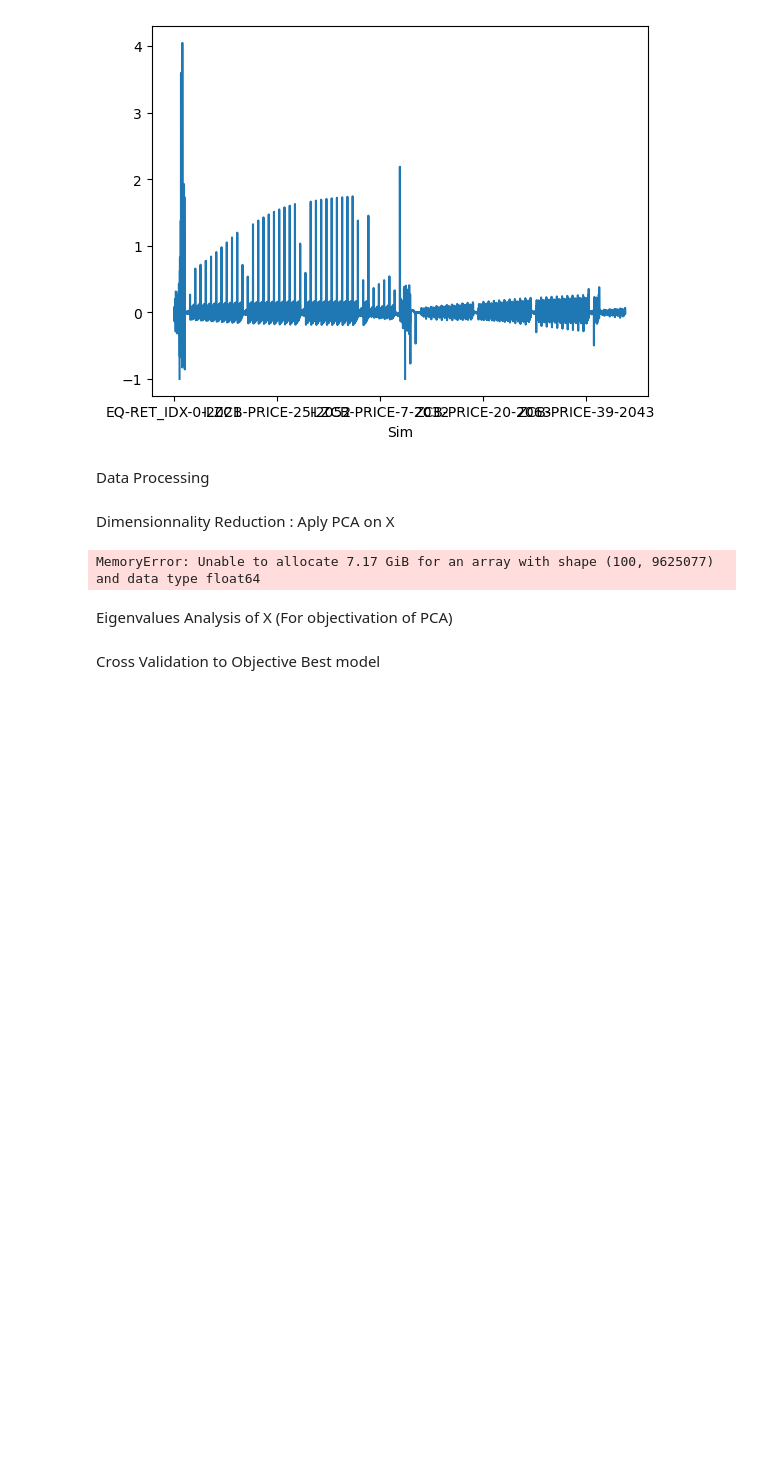
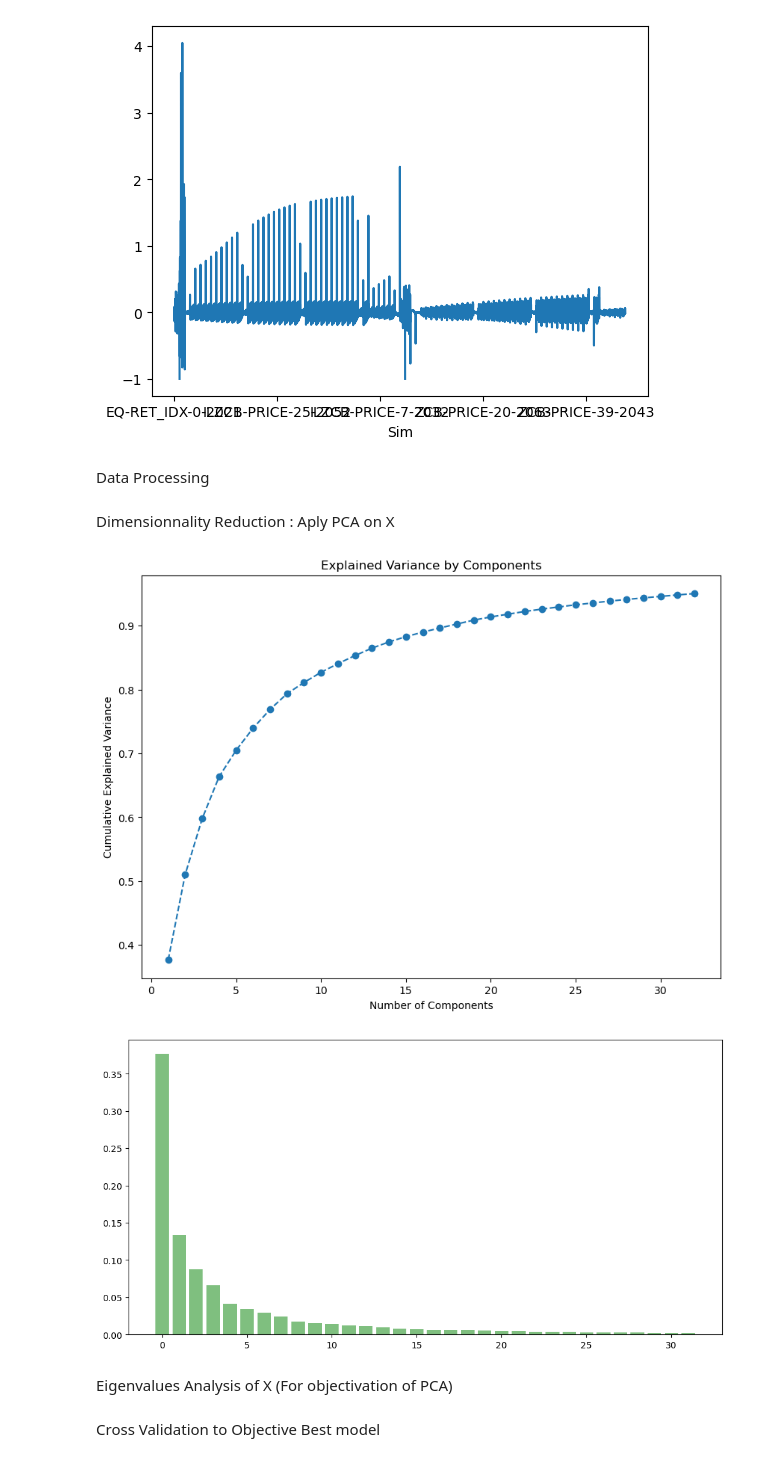
Before and after one commit to Steven1096/Steven-quant-Projects, a Jupyter notebook: Machine Learning Projects/ACP/ACP project mL.ipynb, the cells around one changed output. Cells and saved outputs as stored; diff of their text form; code cells hidden in the pictures; blank space fills up the shorter version.

```diff
--- a/Machine Learning Projects/ACP/ACP project mL.ipynb
+++ b/Machine Learning Projects/ACP/ACP project mL.ipynb
@@ -86,38 +86,39 @@ Dimensionnality Reduction : Aply PCA on X
 from sklearn.decomposition import PCA , IncrementalPCA
 import matplotlib.pyplot as plt
 
-n_batches = 100
+""""n_batches = 100
 pca = IncrementalPCA()
 for batch in np.array_split(X_standardized, n_batches):
     pca.partial_fit(batch)
 
-X_standardized = pca.transform(X_standardized)
+X_standardized = pca.transform(X_standardized)"""
 
 
-"""# 2. Apply PCA
+# 2. Apply PCA
 pca = PCA(n_components=0.95)
 X_standardized = pca.fit_transform(X_standardized)
 
 # Store the results in a DataFrame
-df_pca = pd.DataFrame(data = X_standardized)"""
+df_pca = pd.DataFrame(data = X_standardized)
 
 
 
 plt.figure(figsize=(10, 7))
 plt.plot(range(1, len(pca.explained_variance_ratio_)+1), pca.explained_variance_ratio_.cumsum(), marker='o', linestyle='--')
 plt.title('Explained Variance by Components')
 plt.xlabel('Number of Components')
 plt.ylabel('Cumulative Explained Variance')
 plt.show()
 
 explained_var = pca.explained_variance_ratio_
 cumulative_explained_var = pca.explained_variance_ratio_.cumsum()
 
 plt.figure(figsize=(12,6))
 plt.bar(range(len(explained_var)),explained_var,alpha=0.5,align='center',label="Variance Individuellle expliqué",color='g')
 plt.show()
 # %% [output]
-MemoryError: Unable to allocate 7.17 GiB for an array with shape (100, 9625077) and data type float64
+[figure, added]
+[figure, added]
 # %% [markdown]
 Eigenvalues Analysis of X (For objectivation of PCA)
 # %%
```
Also changed, not shown: parts of 3 cells of this notebook, 3 other files.
